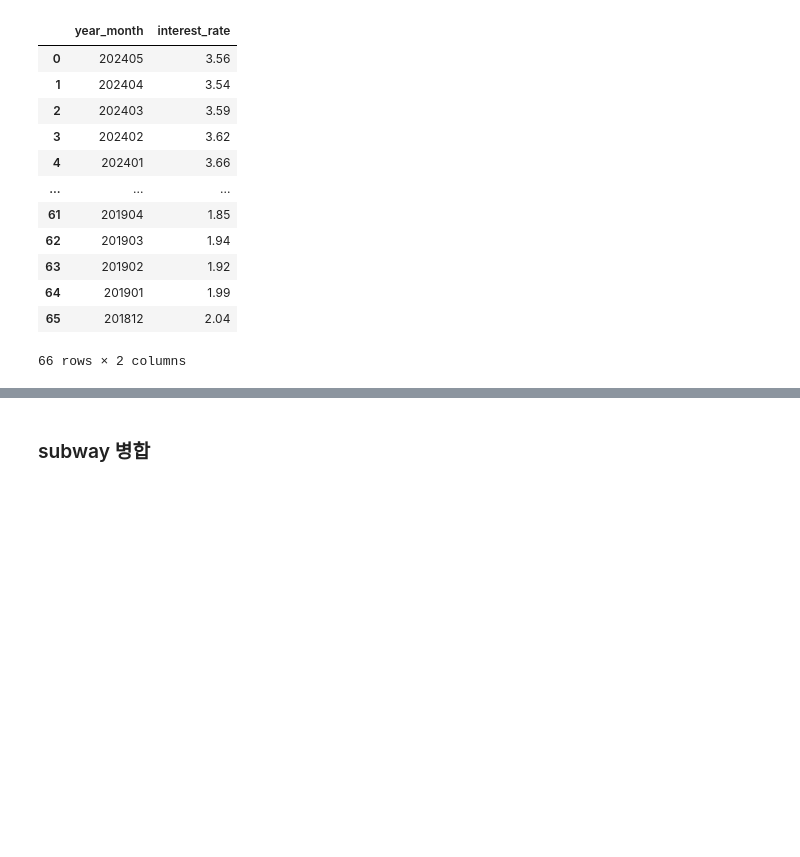
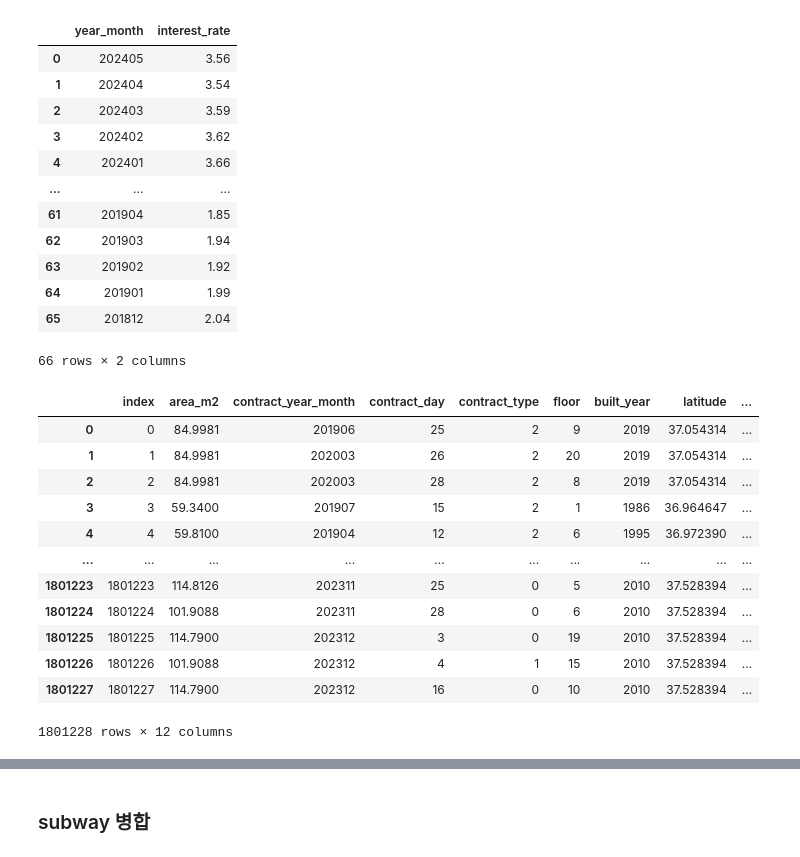
Before and after one commit to boostcampaitech7/level2-competitiveds-recsys-03, a Jupyter notebook: baseline_data.ipynb, the cells around one changed output, grey strips where cells are left out. Saved outputs shown, nothing was run; the diff lists cells and outputs as text; code cells hidden in the pictures; blank space fills up the shorter version.

Commit message:
fix: baseline_data.ipynb 최종 수정 완료

```diff
--- a/baseline_data.ipynb
+++ b/baseline_data.ipynb
@@ -56,3 +59,22 @@ interest_data
 | 64 | 201901 | 1.99 |
 | 65 | 201812 | 2.04 |
 66 rows × 2 columns
+# %%
+# 계약 연월 기준으로 interest_data를 train_data로 병합
+merged_train = pd.merge(train_data, interest_data, left_on="contract_year_month", right_on="year_month", how="left")
+merged_train = merged_train.drop(columns=["year_month"])
+merged_train
+# %% [output]
+|  | index | area_m2 | contract_year_month | contract_day | contract_type | floor | built_year | latitude | ... |
+| 0 | 0 | 84.9981 | 201906 | 25 | 2 | 9 | 2019 | 37.054314 | ... |
+| 1 | 1 | 84.9981 | 202003 | 26 | 2 | 20 | 2019 | 37.054314 | ... |
+| 2 | 2 | 84.9981 | 202003 | 28 | 2 | 8 | 2019 | 37.054314 | ... |
+| 3 | 3 | 59.3400 | 201907 | 15 | 2 | 1 | 1986 | 36.964647 | ... |
+| 4 | 4 | 59.8100 | 201904 | 12 | 2 | 6 | 1995 | 36.972390 | ... |
+| ... | ... | ... | ... | ... | ... | ... | ... | ... | ... |
+| 1801223 | 1801223 | 114.8126 | 202311 | 25 | 0 | 5 | 2010 | 37.528394 | ... |
+| 1801224 | 1801224 | 101.9088 | 202311 | 28 | 0 | 6 | 2010 | 37.528394 | ... |
+| 1801225 | 1801225 | 114.7900 | 202312 | 3 | 0 | 19 | 2010 | 37.528394 | ... |
+| 1801226 | 1801226 | 101.9088 | 202312 | 4 | 1 | 15 | 2010 | 37.528394 | ... |
+| 1801227 | 1801227 | 114.7900 | 202312 | 16 | 0 | 10 | 2010 | 37.528394 | ... |
+1801228 rows × 12 columns
```
Also changed, not shown: parts of 22 cells of this notebook.
